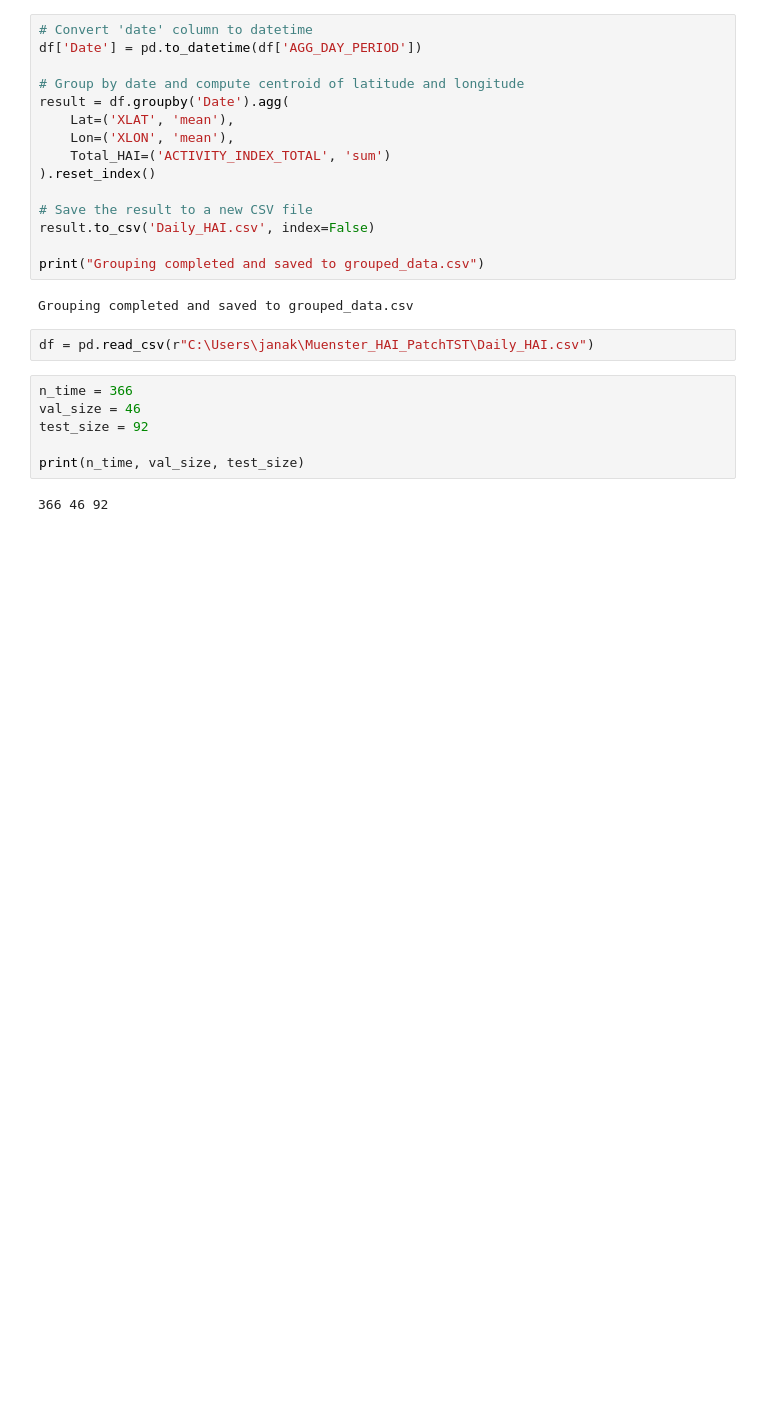
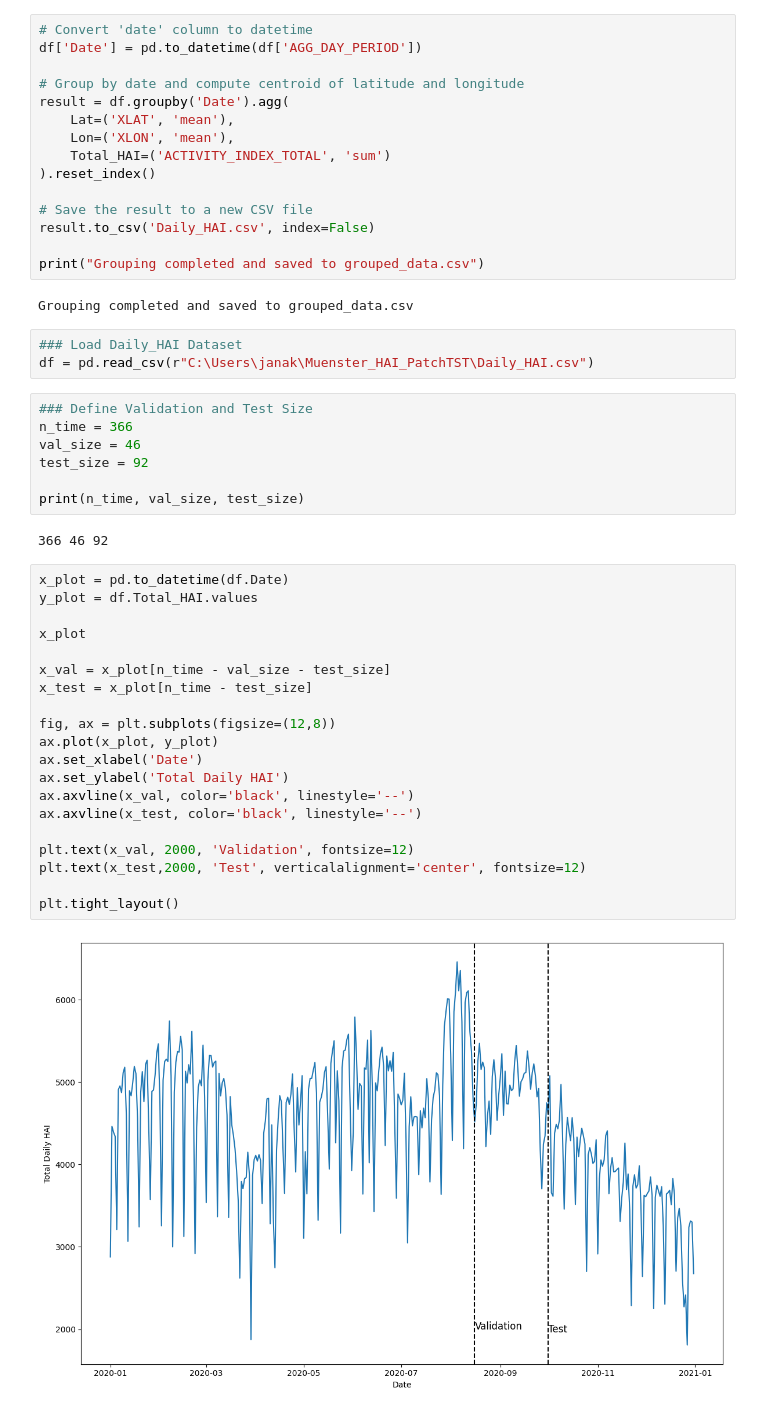
Before and after one commit to janakparajuli/Muenster_HAI_PatchTST, a Jupyter notebook: Muenster_HAI_PatchTST.ipynb, the cells around one changed output. Saved outputs shown, nothing was run; the diff lists cells and outputs as text; blank space fills up the shorter version.

```diff
--- a/Muenster_HAI_PatchTST.ipynb
+++ b/Muenster_HAI_PatchTST.ipynb
@@ -38,8 +38,10 @@ print("Grouping completed and saved to grouped_data.csv")
 # %% [output]
 Grouping completed and saved to grouped_data.csv
 # %%
+### Load Daily_HAI Dataset
 df = pd.read_csv(r"C:\Users\janak\Muenster_HAI_PatchTST\Daily_HAI.csv")
 # %%
+### Define Validation and Test Size
 n_time = 366
 val_size = 46
 test_size = 92
@@ -47,3 +49,25 @@ test_size = 92
 print(n_time, val_size, test_size)
 # %% [output]
 366 46 92
+# %%
+x_plot = pd.to_datetime(df.Date)
+y_plot = df.Total_HAI.values
+
+x_plot
+
+x_val = x_plot[n_time - val_size - test_size]
+x_test = x_plot[n_time - test_size]
+
+fig, ax = plt.subplots(figsize=(12,8))
+ax.plot(x_plot, y_plot)
+ax.set_xlabel('Date')
+ax.set_ylabel('Total Daily HAI')
+ax.axvline(x_val, color='black', linestyle='--')
+ax.axvline(x_test, color='black', linestyle='--')
+
+plt.text(x_val, 2000, 'Validation', fontsize=12)
+plt.text(x_test,2000, 'Test', verticalalignment='center', fontsize=12)
+
+plt.tight_layout()
+# %% [output]
+[figure, added]
```
Also changed, not shown: parts of 1 cell of this notebook.
